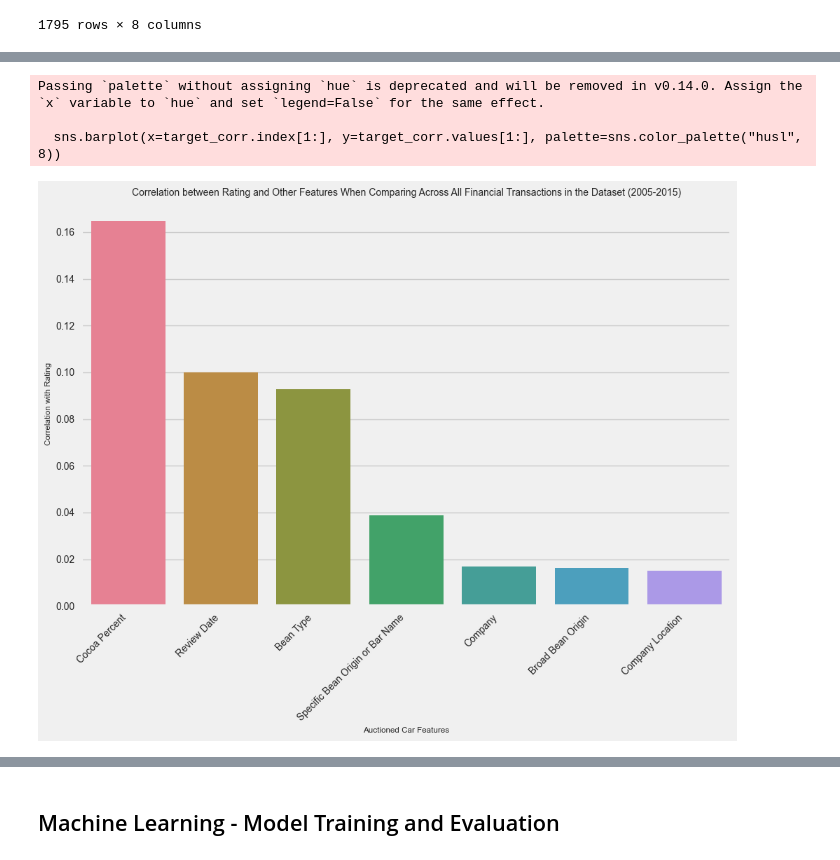
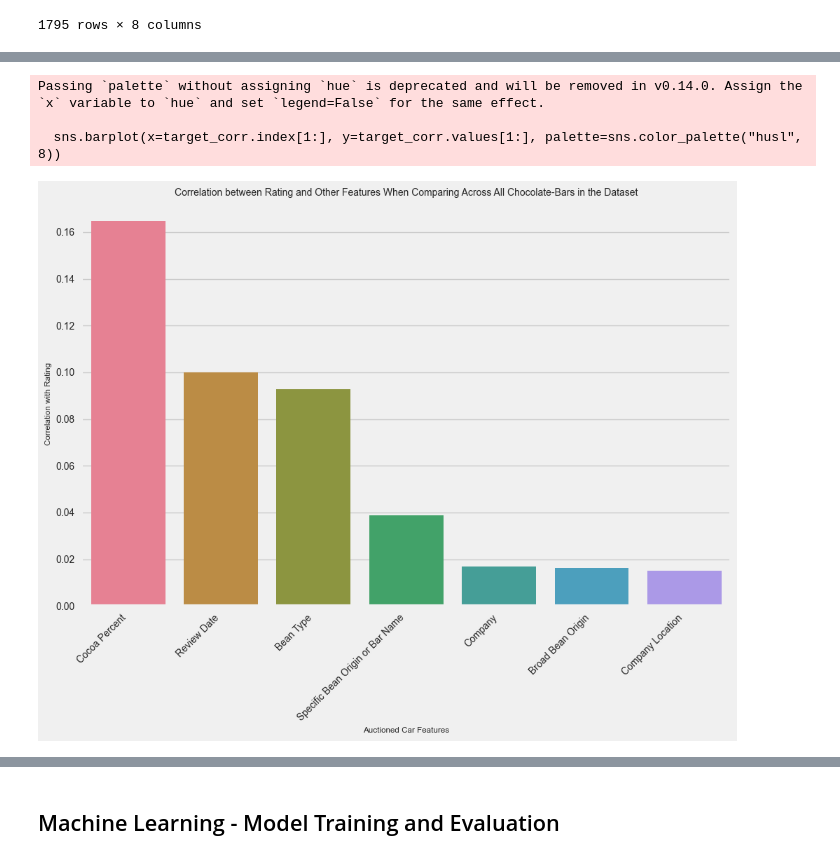
Before and after one commit to AndrewTran03/CS5805-ML1-FinalProject, a Jupyter notebook: blog-posts/Cluster-Chocolate-Bar-Ratings-Blog-Post/Cluster-Chocolate-Bar-Ratings-Blog-Post.ipynb, the cells around one changed output, grey strips where cells are left out. Drawn from its saved outputs; the diff is of its cells as text; code cells hidden in the pictures.

```diff
--- a/blog-posts/Cluster-Chocolate-Bar-Ratings-Blog-Post/Cluster-Chocolate-Bar-Ratings-Blog-Post.ipynb
+++ b/blog-posts/Cluster-Chocolate-Bar-Ratings-Blog-Post/Cluster-Chocolate-Bar-Ratings-Blog-Post.ipynb
@@ -480,15 +492,15 @@ df
 | 1794 | 415 | 1038 | 4 | 65.0 | 48 | 3.00 | 0 | ... |
 1795 rows × 8 columns
 # %%
-# Correlation heatmap to quantify relationships between auctioning used-car
+# Correlation heatmap to quantify relationships between chocolate-bar comparison
 # attributes
 plt.figure(figsize=(10, 8))
 plt.rcParams["font.size"] = 7
 sns.heatmap(df.corr(), annot=True, linewidths=0.5)
-plt.title("Correlation Heatmap Between All Financial Institution Quantiative Factors (2005-2015)")
+plt.title("Correlation Heatmap Between All Chocolate-Bar Comparison Factors")
 plt.show()
 
-# Correlation bar graph between ROI and all other auctioning used-car
+# Correlation bar graph between Rating and all other chocolate-bar comparison
 # attributes
 target_corr = df.corr()["Rating"].abs().sort_values(ascending=False)
 plt.figure(figsize=(10, 8))
@@ -497,7 +509,7 @@ sns.barplot(x=target_corr.index[1:], y=target_corr.values[1:], palette=sns.color
 plt.xticks(rotation=45, ha="right")
 plt.xlabel("Auctioned Car Features")
 plt.ylabel("Correlation with Rating")
-plt.title("Correlation between Rating and Other Features When Comparing Across All Financial Transactions in the Dataset (2005-2015)")
+plt.title("Correlation between Rating and Other Features When Comparing Across All Chocolate-Bars in the Dataset")
 plt.tight_layout()
 plt.show()
 # %% [output]
@@ -505,4 +517,4 @@ plt.show()
 Passing `palette` without assigning `hue` is deprecated and will be removed in v0.14.0. Assign the `x` variable to `hue` and set `legend=False` for the same effect.
 
   sns.barplot(x=target_corr.index[1:], y=target_corr.values[1:], palette=sns.color_palette("husl", 8))
-[figure, old version]
+[figure, new version]
```
Also changed, not shown: parts of 31 cells of this notebook, 3 other files.
